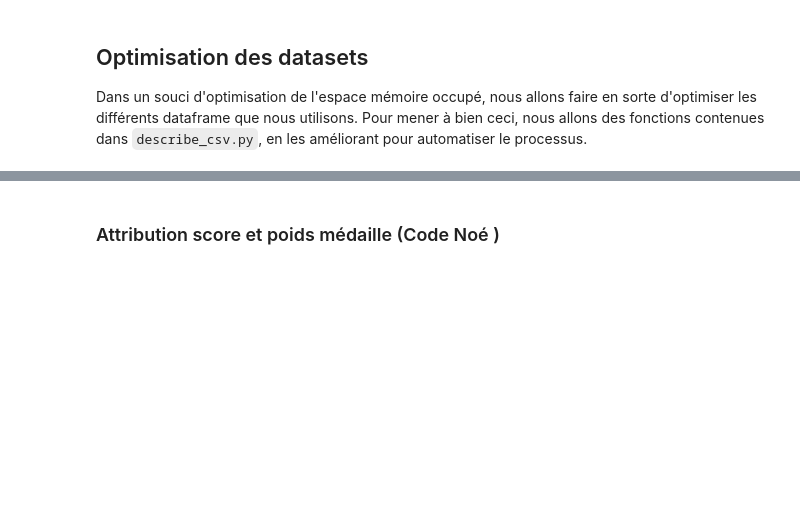
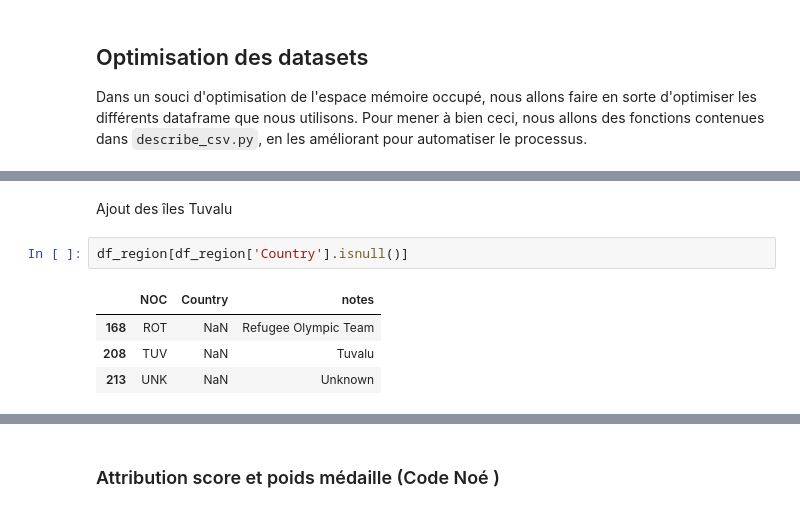
Before and after one commit to nastoo/tp-methodes-pour-analytique, a Jupyter notebook: Projet.ipynb, the cells around one changed output, grey strips where cells are left out. Saved outputs shown, nothing was run; the diff lists cells and outputs as text; blank space fills up the shorter version.

```diff
--- a/Projet.ipynb
+++ b/Projet.ipynb
@@ -222,0 +346,9 @@ Le tuvalu n'avait pas de NOC
+# %% [markdown]
+Ajout des îles Tuvalu
+# %%
+df_region[df_region['Country'].isnull()]
+# %% [output]
+|  | NOC | Country | notes |
+| 168 | ROT | NaN | Refugee Olympic Team |
+| 208 | TUV | NaN | Tuvalu |
+| 213 | UNK | NaN | Unknown |
```
Also changed, not shown: parts of 87 cells of this notebook.
